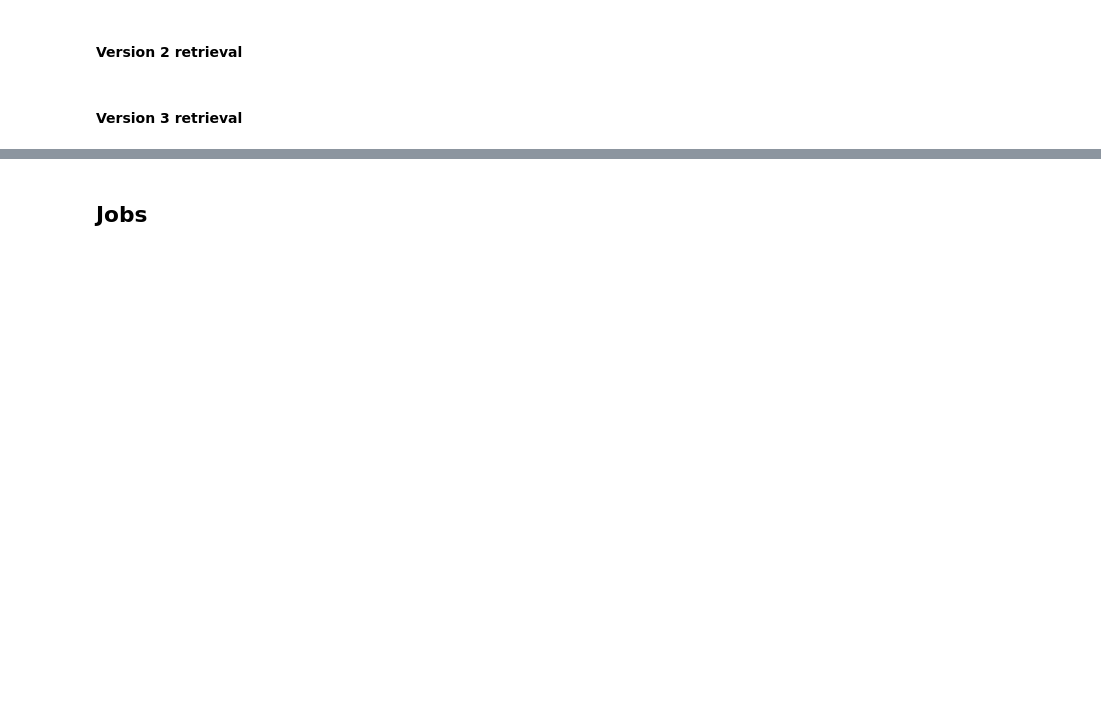
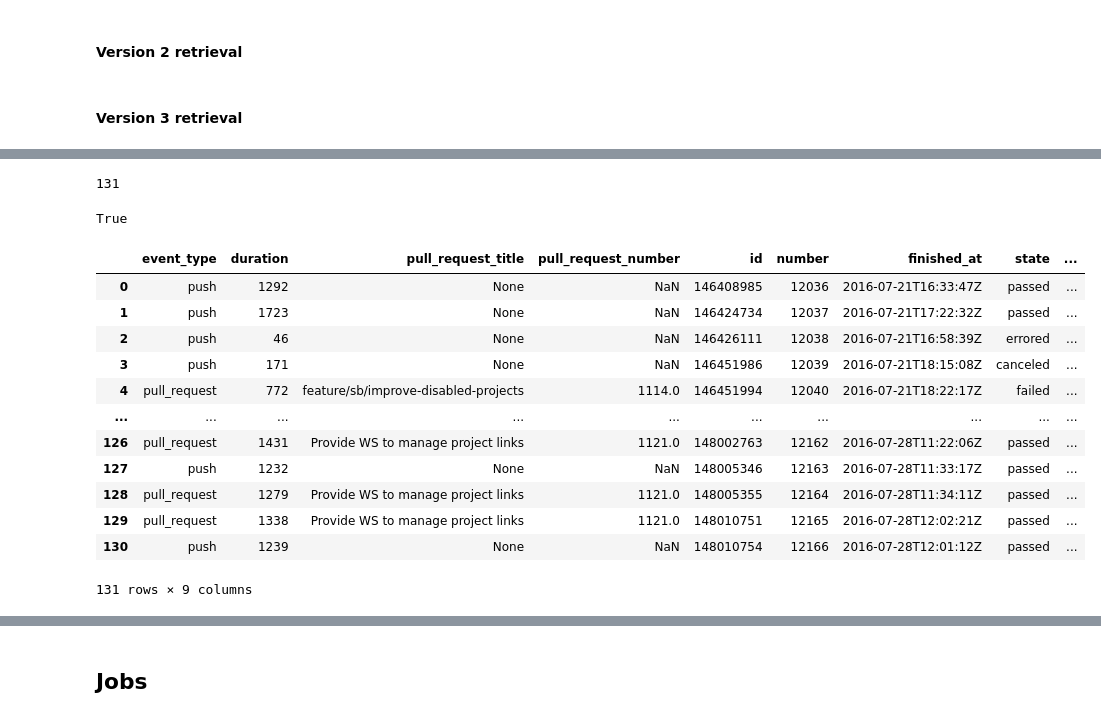
Before and after one commit to IncioMan/Continuous-Integration-metrics-for-post-release-bugs-prediction, a Jupyter notebook: Travis_analysis.ipynb, the cells around one changed output, grey strips where cells are left out. Drawn from its saved outputs; the diff is of its cells as text; code cells hidden in the pictures; blank space fills up the shorter version.

```diff
--- a/Travis_analysis.ipynb
+++ b/Travis_analysis.ipynb
@@ -436,0 +452,2 @@ buildsDf = pd.DataFrame(builds_tuple, columns = common_fields)
+# %%
+buildsDf["number"] = pd.to_numeric(buildsDf.number)
@@ -436,0 +468,11 @@ buildsDf = pd.DataFrame(builds_tuple, columns = common_fields)
+# %%
+t = buildsDf.number.unique()
+missing_numbers = []
+for i in range(1, buildsDf.number.max()):
+    if i in t:
+        continue
+    missing_numbers.append(i)
+# %%
+len(missing_numbers)
+# %% [output]
+131
@@ -436,0 +481,32 @@ buildsDf = pd.DataFrame(builds_tuple, columns = common_fields)
+# %%
+bs=[]
+for number in missing_numbers:
+    bs.append(travis2.get_builds({"repository_id": "234484", "number":  number})["builds"][0])
+# %%
+len(bs) == len(missing_numbers)
+# %% [output]
+True
+# %%
+missing_builds_tuple = []
+for build in bs:
+    missing_build_values = []
+    for field in common_fields:
+        missing_build_values.append(build[field])
+    missing_builds_tuple.append(tuple(missing_build_values))
+# %%
+missingBuildsDf = pd.DataFrame(missing_builds_tuple, columns = common_fields)
+missingBuildsDf
+# %% [output]
+|  | event_type | duration | pull_request_title | pull_request_number | id | number | finished_at | state | ... |
+| 0 | push | 1292 | None | NaN | 146408985 | 12036 | 2016-07-21T16:33:47Z | passed | ... |
+| 1 | push | 1723 | None | NaN | 146424734 | 12037 | 2016-07-21T17:22:32Z | passed | ... |
+| 2 | push | 46 | None | NaN | 146426111 | 12038 | 2016-07-21T16:58:39Z | errored | ... |
+| 3 | push | 171 | None | NaN | 146451986 | 12039 | 2016-07-21T18:15:08Z | canceled | ... |
+| 4 | pull_request | 772 | feature/sb/improve-disabled-projects | 1114.0 | 146451994 | 12040 | 2016-07-21T18:22:17Z | failed | ... |
+| ... | ... | ... | ... | ... | ... | ... | ... | ... | ... |
+| 126 | pull_request | 1431 | Provide WS to manage project links | 1121.0 | 148002763 | 12162 | 2016-07-28T11:22:06Z | passed | ... |
+| 127 | push | 1232 | None | NaN | 148005346 | 12163 | 2016-07-28T11:33:17Z | passed | ... |
+| 128 | pull_request | 1279 | Provide WS to manage project links | 1121.0 | 148005355 | 12164 | 2016-07-28T11:34:11Z | passed | ... |
+| 129 | pull_request | 1338 | Provide WS to manage project links | 1121.0 | 148010751 | 12165 | 2016-07-28T12:02:21Z | passed | ... |
+| 130 | push | 1239 | None | NaN | 148010754 | 12166 | 2016-07-28T12:01:12Z | passed | ... |
+131 rows × 9 columns
```
Also changed, not shown: parts of 21 cells of this notebook, 3 other files.
